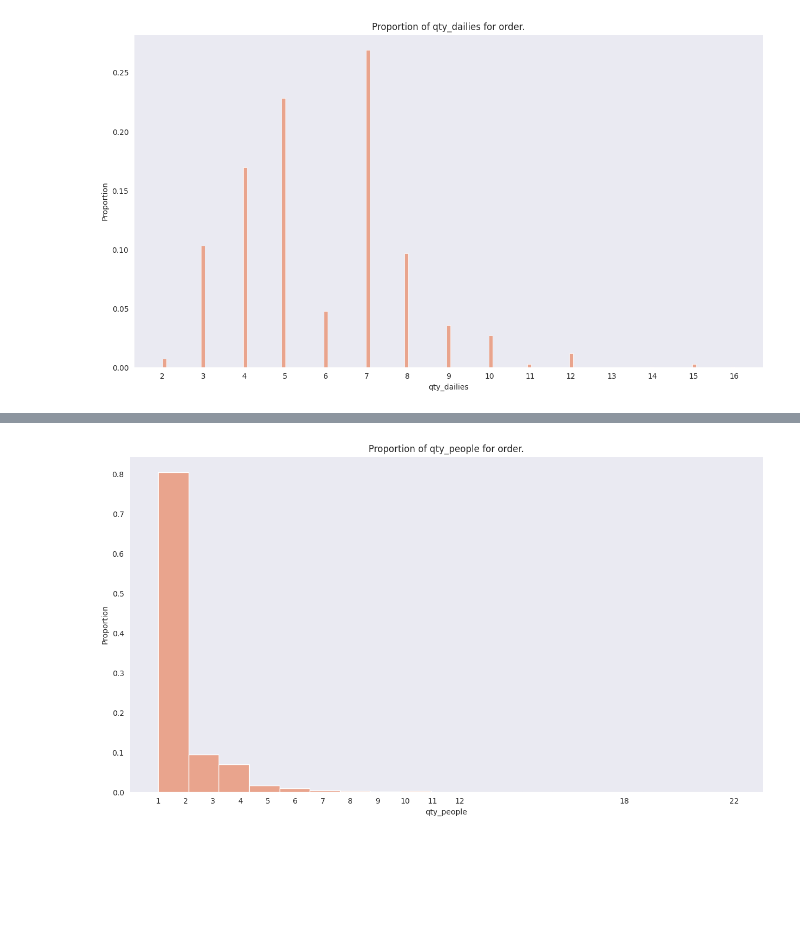
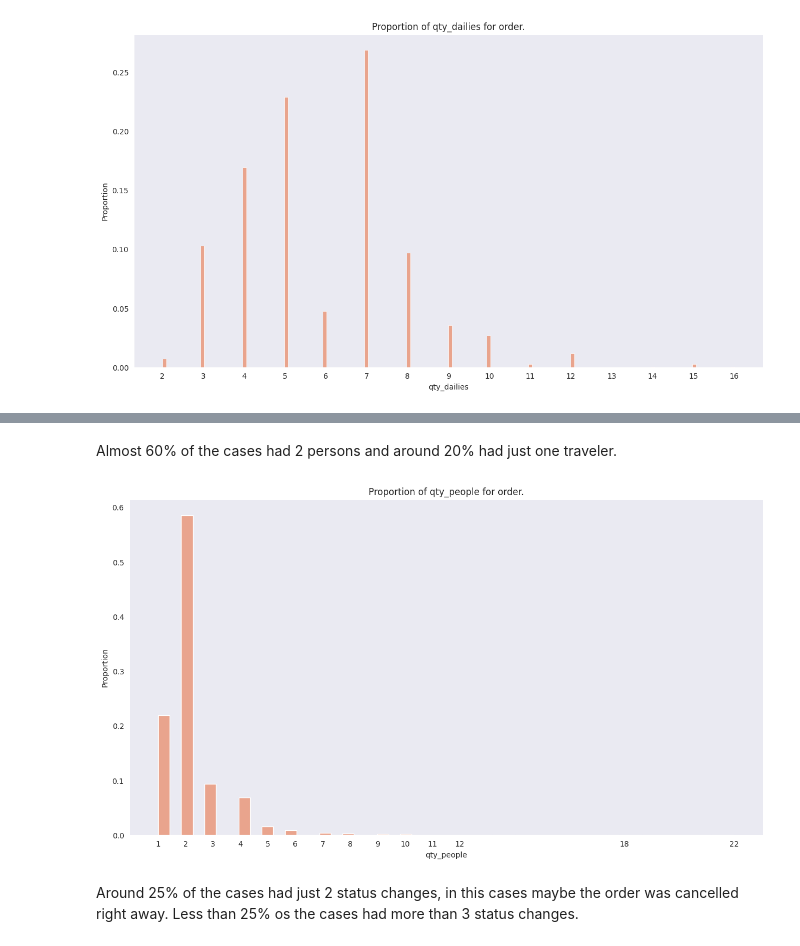
Before and after one commit to tamiriscrepalde/survival-analysis, a Jupyter notebook: notebooks/exploratory_data_analysis/packages_cancellation_analysis.ipynb, the cells around one changed output, grey strips where cells are left out. Drawn from its saved outputs; the diff is of its cells as text; code cells hidden in the pictures; blank space fills up the shorter version.

```diff
--- a/notebooks/exploratory_data_analysis/packages_cancellation_analysis.ipynb
+++ b/notebooks/exploratory_data_analysis/packages_cancellation_analysis.ipynb
@@ -370,5 +399,9 @@ visuals.single_histplot(df, 'qty_dailies')
+# %% [markdown]
+Almost 60% of the cases had 2 persons and around 20% had just one traveler.
 # %%
-visuals.single_histplot(df, 'qty_people')
+visuals.single_histplot(df, 'qty_people', bins=50)
 # %% [output]
-[figure, old version]
+[figure, new version]
+# %% [markdown]
+Around 25% of the cases had just 2 status changes, in this cases maybe the order was cancelled right away. Less than 25% os the cases had more than 3 status changes.
 # %%
```
Also changed, not shown: parts of 22 cells of this notebook, 2 other files.
